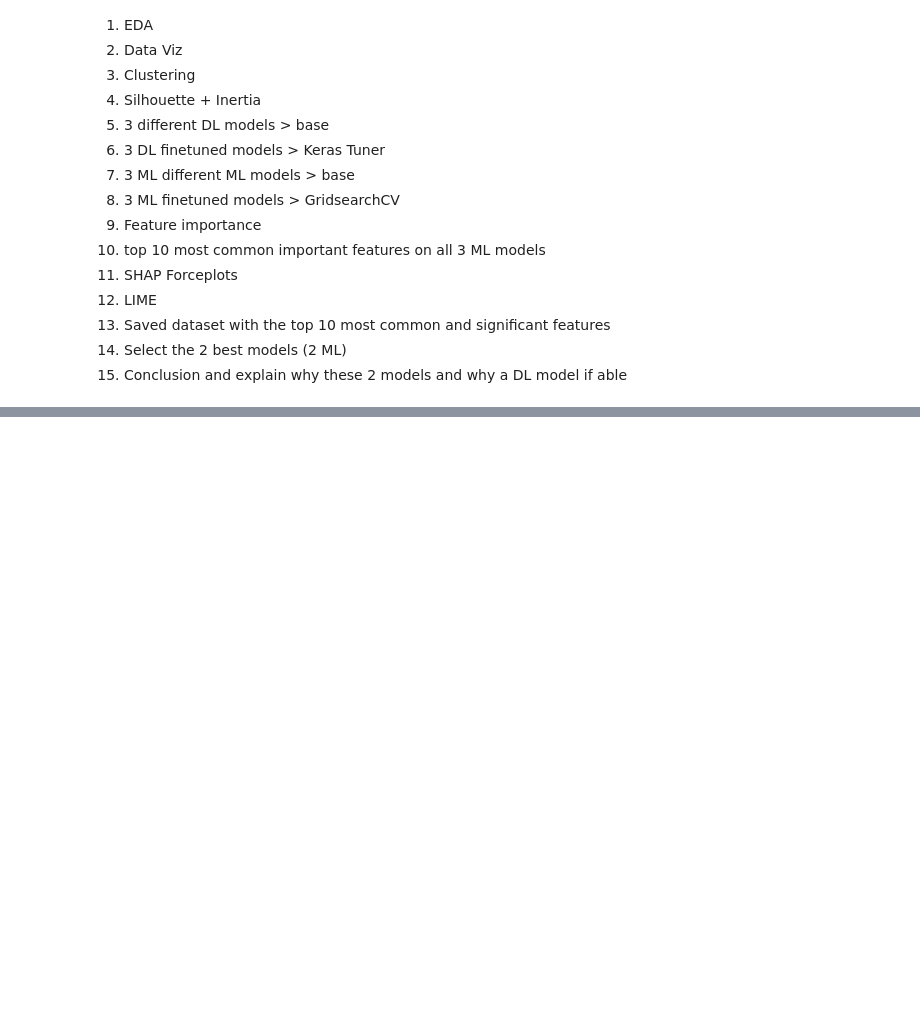
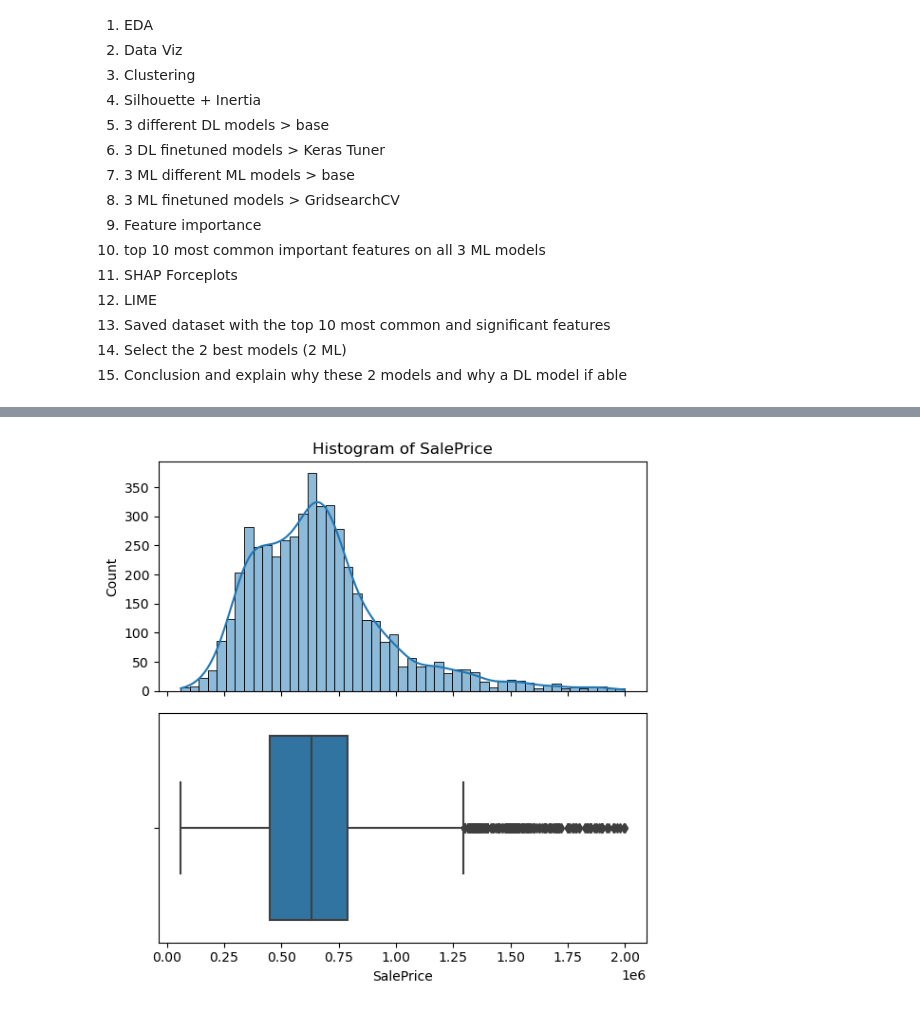
Before and after one commit to shintaronakamura28/Housing_sale_price_prediction, a Jupyter notebook: housing_analysis.ipynb, the cells around one changed output, grey strips where cells are left out. Cells and saved outputs as stored; diff of their text form; code cells hidden in the pictures; blank space fills up the shorter version.

```diff
--- a/housing_analysis.ipynb
+++ b/housing_analysis.ipynb
@@ -63,0 +250,16 @@ mm
+# %%
+feature = 'SalePrice'
+
+fig, axes = plt.subplots(nrows=2, figsize=(6,6), sharex=True)
+sn.histplot(df[feature], bins='auto', kde=True, ax=axes[0])
+axes[0].tick_params(axis='x', rotation=45)
+axes[0].set_title(f'Histogram of {feature}')
+
+sn.boxplot(data=df, x=feature, ax=axes[1])
+#remove grids
+axes[0].grid(False)
+axes[1].grid(False)
+plt.tight_layout()
+plt.show()
+# %% [output]
+[figure, added]
```
Also changed, not shown: parts of 16 cells of this notebook.
